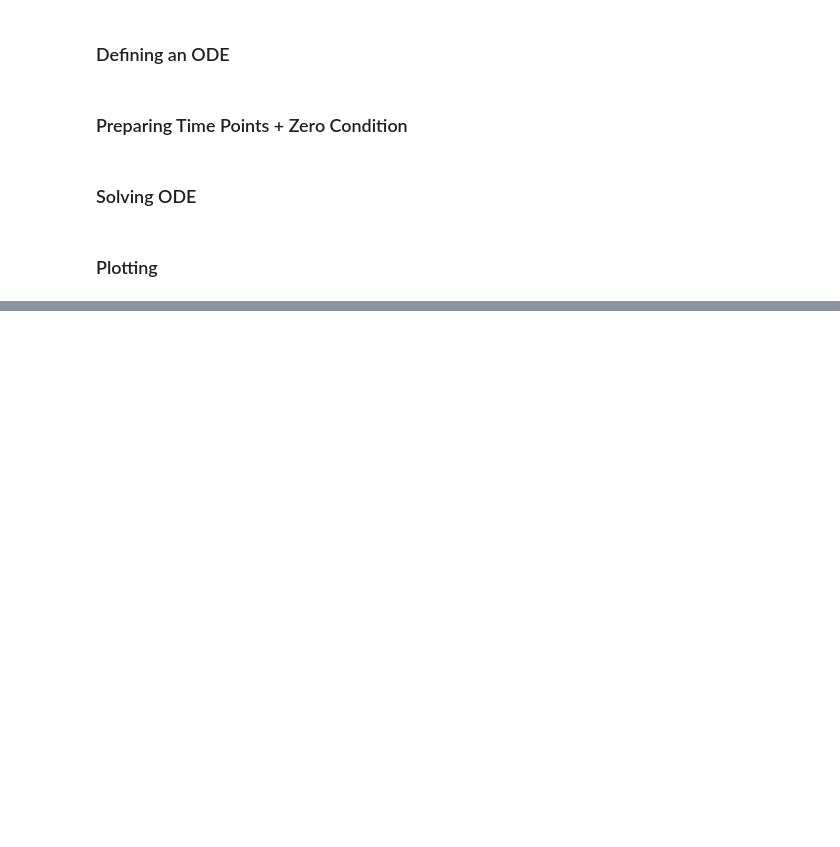
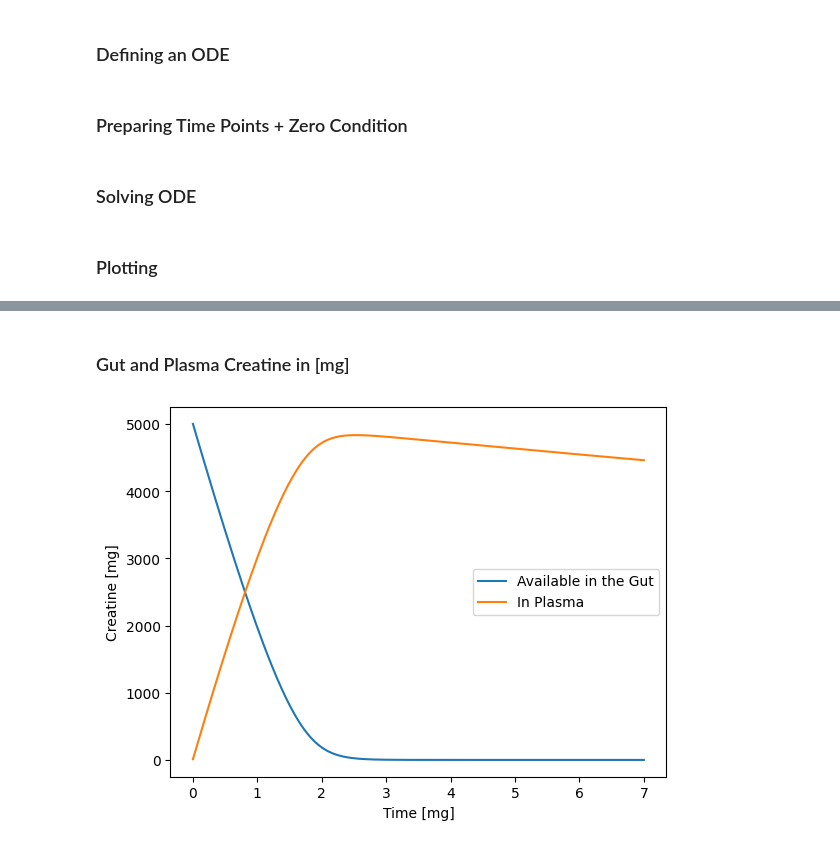
Before and after one commit to dropoftherain/Creatine_Saturation_Calculator, a Jupyter notebook: ODE_try.ipynb, the cells around one changed output, grey strips where cells are left out. Drawn from its saved outputs; the diff is of its cells as text; code cells hidden in the pictures; blank space fills up the shorter version.

```diff
--- a/ODE_try.ipynb
+++ b/ODE_try.ipynb
@@ -35,0 +40,32 @@ plt.show()
+# %%
+V_max = 3846
+K_M = 874
+k_e = 0.019
+
+def ratio_dSdt(S,t):
+    X_A, X_P = S
+    absorption = V_max * X_A / (K_M + X_A)
+    dXAdt = -absorption
+    dXPdt = absorption - k_e * X_P
+    return [dXAdt, dXPdt]
+
+X_A_0 = 5000 # in milligrams
+X_P_0 = 10 # baselines
+S_0 = [X_A_0, X_P_0]
+
+t = np.linspace(0,7,200)
+solution = odeint(ratio_dSdt, y0=S_0, t=t)
+
+X_P_sol = solution.T[1] # amount of creatine in plasma (mg)
+X_A_sol = solution.T[0] # amount of creatine in available in the gut (mg)
+# %% [markdown]
+### Gut and Plasma Creatine in [mg]
+# %%
+plt.plot(t, X_A_sol, label='Available in the Gut')
+plt.plot(t, X_P_sol, label='In Plasma')
+plt.legend()
+plt.xlabel('Time [mg]')
+plt.ylabel('Creatine [mg]')
+plt.show()
+# %% [output]
+[figure, added]
```
Also changed, not shown: parts of 6 cells of this notebook.
